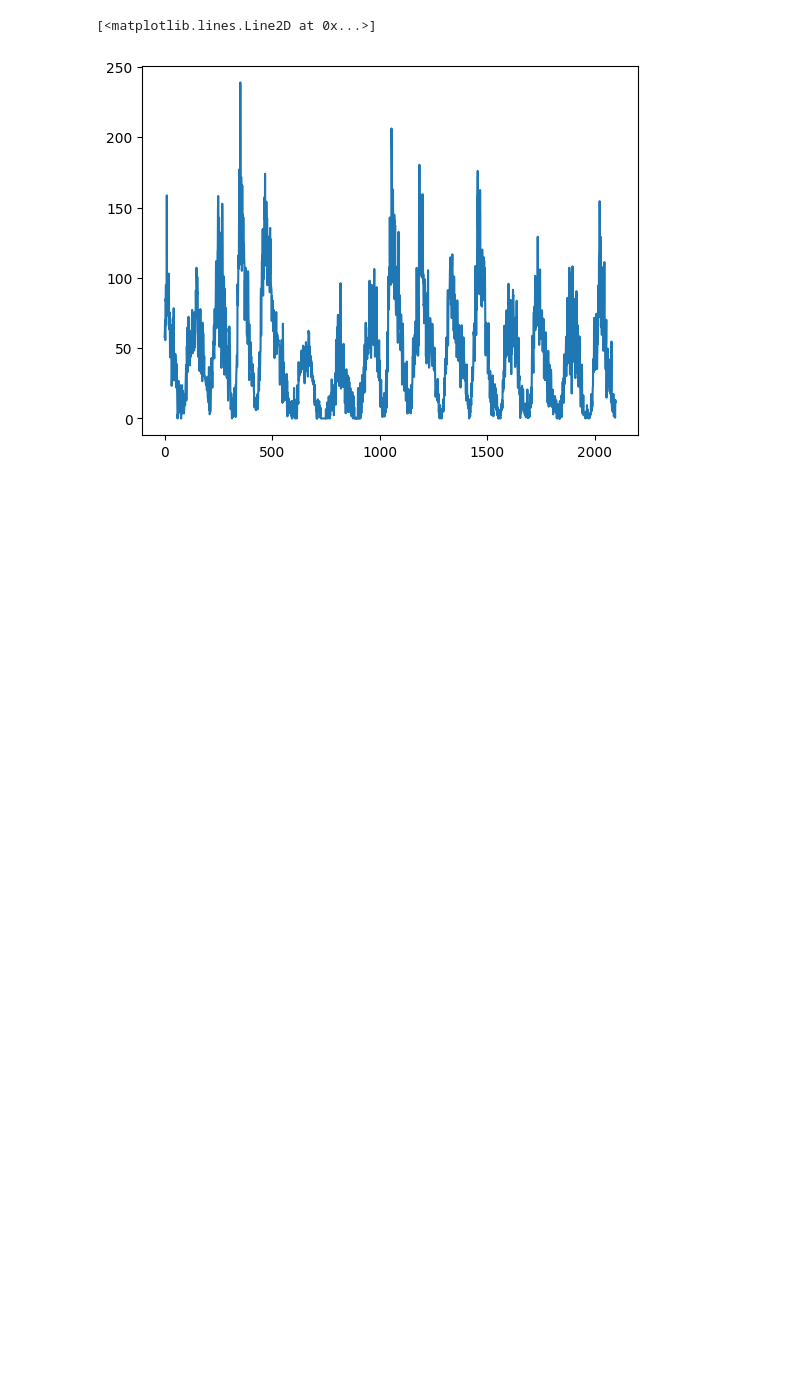
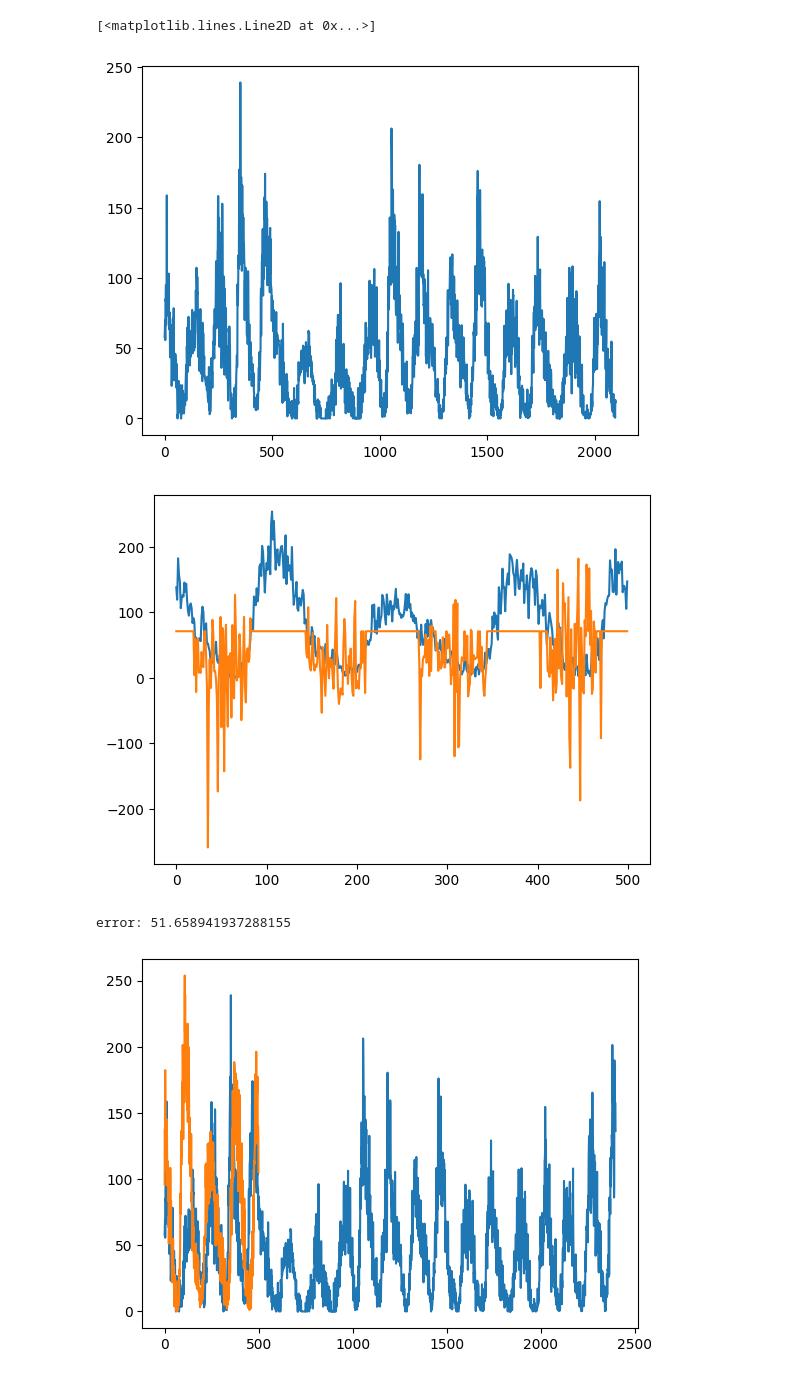
Before and after one commit to g-lago8/ComputationalNeuroScience, a Jupyter notebook: LAB1/lsm.ipynb, the cells around one changed output. Cells and saved outputs as stored; diff of their text form; code cells hidden in the pictures; blank space fills up the shorter version.

```diff
--- a/LAB1/lsm.ipynb
+++ b/LAB1/lsm.ipynb
@@ -117,11 +114,6 @@ class ContinuousLSM(LSM):
             self.firings = np.concatenate(self.firings)
             self.states=np.array(self.states)
             return self.states, self.firings
-
-
-
-        def predict(self, inputs, bool_states=True):
-            return self.simulate(inputs, epochs=1, bool_states=bool_states)
 # %%
 input_dataset =data[:-1]
 target_dataset= data[1:]
@@ -204,24 +196,25 @@ from tqdm import tqdm
 best_error = np.inf
 best_params = None
 from itertools import product
-N_exc = [ 600, 800]
-N_inib = [200, 400]
-w_in_exc = [2, 5]
-w_in_inib = [1, 2]
-w_rec_exc = [0.5, 1]
-w_rec_inib = [0.5, 1]
+N_exc = [400, 600, 800]
+N_inib = [200, 400, 600]
+w_in_exc = [2, 5, 10]
+w_in_inib = [1, 2, 5]
+w_rec_exc = [0.5, 1, 2]
+w_rec_inib = [0.5, 1, 2]
+bool_states = [True, False]
 #sigma = [0.1, 0.2, 0.5]
 
 #make a grid search for the best hyperparameters with progress bar
 
 
-loop = tqdm(total=len(list(product(N_exc, N_inib, w_in_exc, w_in_inib, w_rec_exc, w_rec_inib))), position=0, leave=False)
+loop = tqdm(total=len(list(product(N_exc, N_inib, w_in_exc, w_in_inib, w_rec_exc, w_rec_inib, bool_states))), position=0, leave=False)
 
 for N_exc_, N_inib_, w_in_exc_, w_in_inib_, w_rec_exc_, w_rec_inib_ in product(N_exc, N_inib, w_in_exc, w_in_inib, w_rec_exc, w_rec_inib):
     continuous_lsm = ContinuousLSM(N_exc_, N_inib_, w_in_exc_, w_in_inib_, w_rec_exc_, w_rec_inib_, sigma =0.1)
-    train_states, _ = continuous_lsm.simulate(input_train,  bool_states=False)
+    train_states, _ = continuous_lsm.simulate(input_train,  bool_states=bool_states)
     readout = np.matmul(target_train.reshape(1, -1), pinv(train_states).T)
-    val_states ,_ = continuous_lsm.simulate(input_val, bool_states=False)
+    val_states ,_ = continuous_lsm.simulate(input_val, bool_states=bool_states)
     pred_val = readout @ val_states.T
     error = mean_absolute_error(pred_val.squeeze(), target_val)
     if error < best_error:
@@ -231,0 +257,18 @@ for N_exc_, N_inib_, w_in_exc_, w_in_inib_, w_rec_exc_, w_rec_inib_ in product(N
+# %%
+# test the best model
+continuous_lsm = ContinuousLSM(*best_params, sigma =0.1)
+input_train_final = np.concatenate((input_train, input_val))
+target_train_final = np.concatenate((target_train, target_val))
+train_states, _ = continuous_lsm.simulate(input_train_final,  bool_states=False)
+readout = np.matmul(target_train_final.reshape(1, -1), pinv(train_states).T)
+
+test_states ,_ = continuous_lsm.simulate(input_test, bool_states=False)
+pred_test = readout @ test_states.T
+plt.plot(target_test)
+plt.plot(pred_test.T)
+plt.show()
+print('error:', mean_absolute_error(pred_test.squeeze(), target_test))
+# %% [output]
+[figure, added]
+error: 51.658941937288155
+[figure, added]
```
Also changed, not shown: parts of 4 cells of this notebook, 1 other file.
